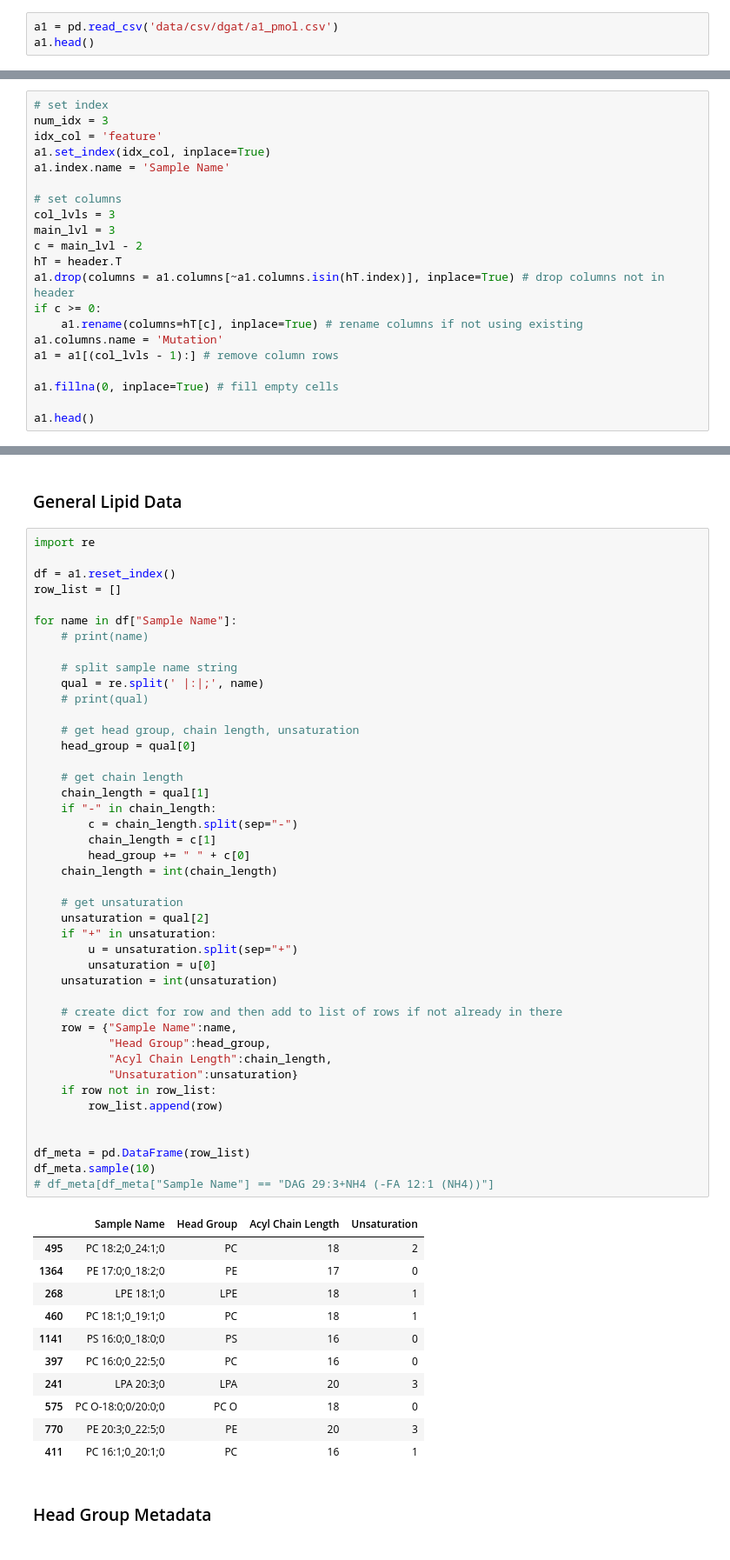
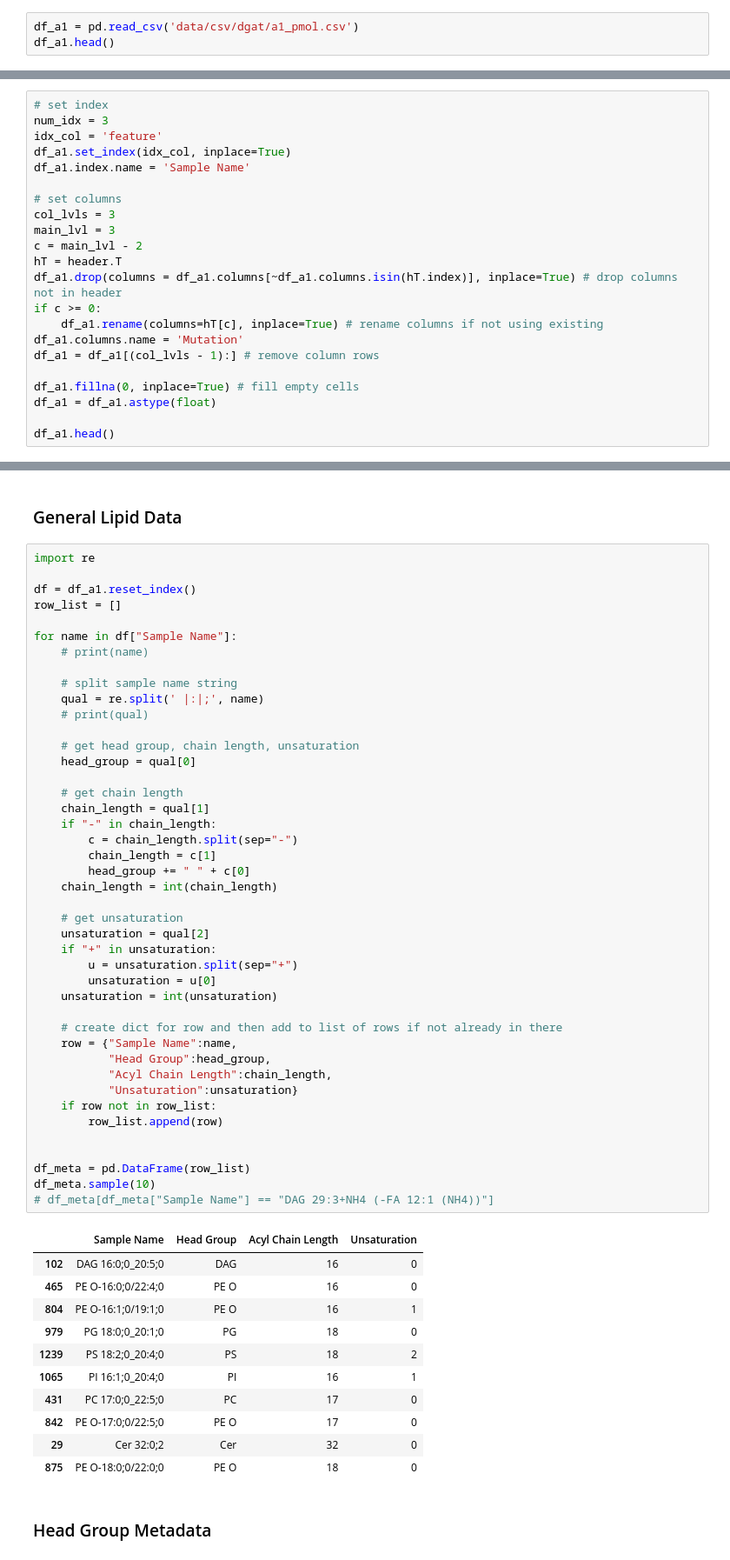
Before and after one commit to hn1902/lipids-proj-new, a Jupyter notebook: dgat_figures.ipynb, the cells around one changed output, grey strips where cells are left out. Shown at 87% size. Saved outputs shown, nothing was run; the diff lists cells and outputs as text.

```diff
--- a/dgat_figures.ipynb
+++ b/dgat_figures.ipynb
@@ -8,8 +8,8 @@ import functions
 # %% [markdown]
 # Import Data
 # %%
-a1 = pd.read_csv('data/csv/dgat/a1_pmol.csv')
-a1.head()
+df_a1 = pd.read_csv('data/csv/dgat/a1_pmol.csv')
+df_a1.head()
 # %% [output]
 |  | Unnamed: 0 | feature | class | 86 | 94 | 110 | 112 | 117 | Control | 73 | ... | ... |
 | 0 | NaN | fullname | NaN | VilERT-G519R-86 | VilERT-G519R-94 | VilERT-G519R-110 | VilERT-G519R-112 | VilERT-G519R-117 | NaN | VilERT-M5B-73 | ... | ... |
@@ -32,23 +32,24 @@ header.head()
 # set index
 num_idx = 3
 idx_col = 'feature'
-a1.set_index(idx_col, inplace=True)
-a1.index.name = 'Sample Name'
+df_a1.set_index(idx_col, inplace=True)
+df_a1.index.name = 'Sample Name'
 
 # set columns
 col_lvls = 3
 main_lvl = 3
 c = main_lvl - 2
 hT = header.T
-a1.drop(columns = a1.columns[~a1.columns.isin(hT.index)], inplace=True) # drop columns not in header
+df_a1.drop(columns = df_a1.columns[~df_a1.columns.isin(hT.index)], inplace=True) # drop columns not in header
 if c >= 0:
-    a1.rename(columns=hT[c], inplace=True) # rename columns if not using existing
-a1.columns.name = 'Mutation'
-a1 = a1[(col_lvls - 1):] # remove column rows
+    df_a1.rename(columns=hT[c], inplace=True) # rename columns if not using existing
+df_a1.columns.name = 'Mutation'
+df_a1 = df_a1[(col_lvls - 1):] # remove column rows
 
-a1.fillna(0, inplace=True) # fill empty cells
+df_a1.fillna(0, inplace=True) # fill empty cells
+df_a1 = df_a1.astype(float)
 
-a1.head()
+df_a1.head()
 # %% [output]
 | Mutation | Control | Control | Control | Control | Control | iKO | iKO | iKO | iKO | iKO | ... | ... |
 | Sample Name |  |  |  |  |  |  |  |  |  |  |  | ... |
@@ -65,7 +66,7 @@ a1.head()
 # %%
 import re
 
-df = a1.reset_index()
+df = df_a1.reset_index()
 row_list = []
 
 for name in df["Sample Name"]:
@@ -80,43 +81,43 @@ for name in df["Sample Name"]:
 
     # get chain length
     chain_length = qual[1]
     if "-" in chain_length:
         c = chain_length.split(sep="-")
         chain_length = c[1]
         head_group += " " + c[0]
     chain_length = int(chain_length)
 
     # get unsaturation
     unsaturation = qual[2]
     if "+" in unsaturation:
         u = unsaturation.split(sep="+")
         unsaturation = u[0]
     unsaturation = int(unsaturation)
 
     # create dict for row and then add to list of rows if not already in there
     row = {"Sample Name":name,
            "Head Group":head_group,
            "Acyl Chain Length":chain_length,
            "Unsaturation":unsaturation}
     if row not in row_list:
         row_list.append(row)
 
 
 df_meta = pd.DataFrame(row_list)
 df_meta.sample(10)
 # df_meta[df_meta["Sample Name"] == "DAG 29:3+NH4 (-FA 12:1 (NH4))"]
 # %% [output]
 |  | Sample Name | Head Group | Acyl Chain Length | Unsaturation |
-| 495 | PC 18:2;0_24:1;0 | PC | 18 | 2 |
-| 1364 | PE 17:0;0_18:2;0 | PE | 17 | 0 |
-| 268 | LPE 18:1;0 | LPE | 18 | 1 |
-| 460 | PC 18:1;0_19:1;0 | PC | 18 | 1 |
-| 1141 | PS 16:0;0_18:0;0 | PS | 16 | 0 |
-| 397 | PC 16:0;0_22:5;0 | PC | 16 | 0 |
-| 241 | LPA 20:3;0 | LPA | 20 | 3 |
-| 575 | PC O-18:0;0/20:0;0 | PC O | 18 | 0 |
-| 770 | PE 20:3;0_22:5;0 | PE | 20 | 3 |
-| 411 | PC 16:1;0_20:1;0 | PC | 16 | 1 |
+| 102 | DAG 16:0;0_20:5;0 | DAG | 16 | 0 |
+| 465 | PE O-16:0;0/22:4;0 | PE O | 16 | 0 |
+| 804 | PE O-16:1;0/19:1;0 | PE O | 16 | 1 |
+| 979 | PG 18:0;0_20:1;0 | PG | 18 | 0 |
+| 1239 | PS 18:2;0_20:4;0 | PS | 18 | 2 |
+| 1065 | PI 16:1;0_20:4;0 | PI | 16 | 1 |
+| 431 | PC 17:0;0_22:5;0 | PC | 17 | 0 |
+| 842 | PE O-17:0;0/22:5;0 | PE O | 17 | 0 |
+| 29 | Cer 32:0;2 | Cer | 32 | 0 |
+| 875 | PE O-18:0;0/22:0;0 | PE O | 18 | 0 |
 # %% [markdown]
 ### Head Group Metadata
 # %%
```
Also changed, not shown: parts of 51 cells of this notebook, 53 other files.
